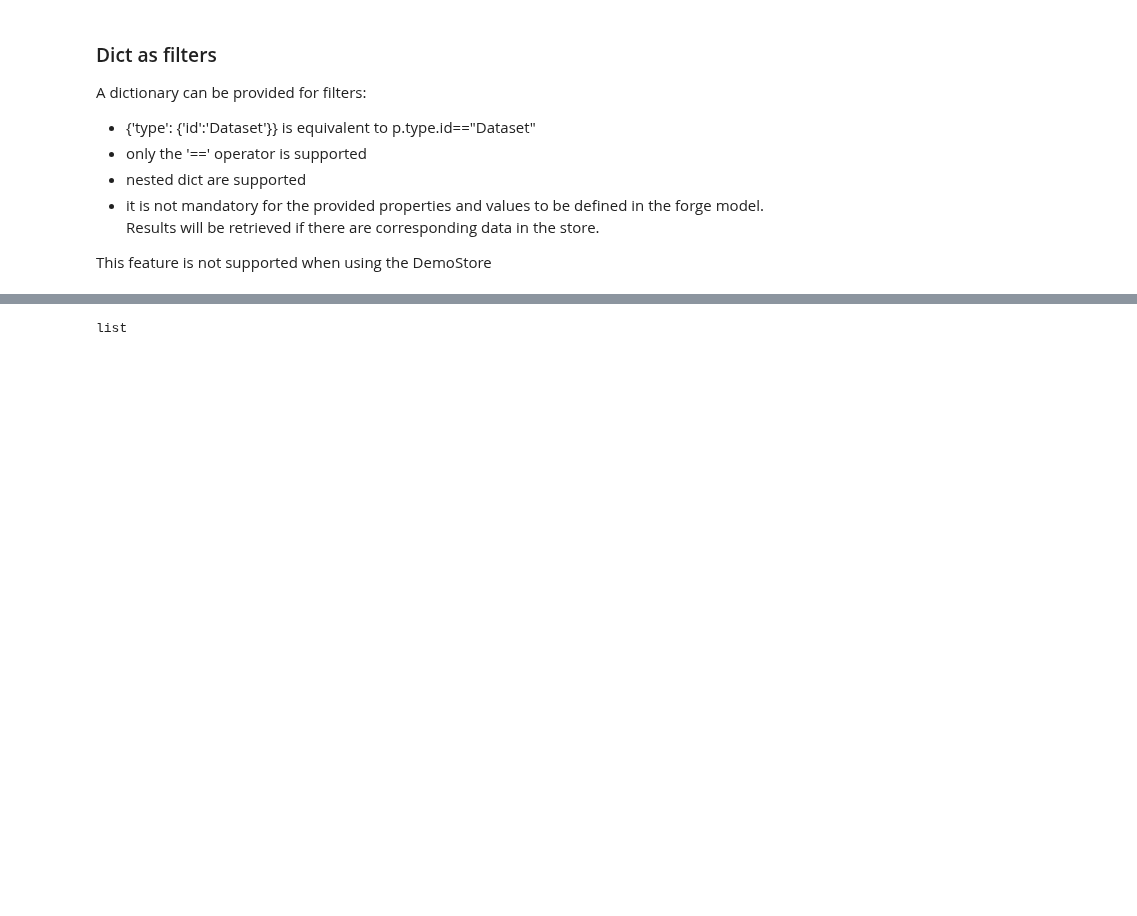
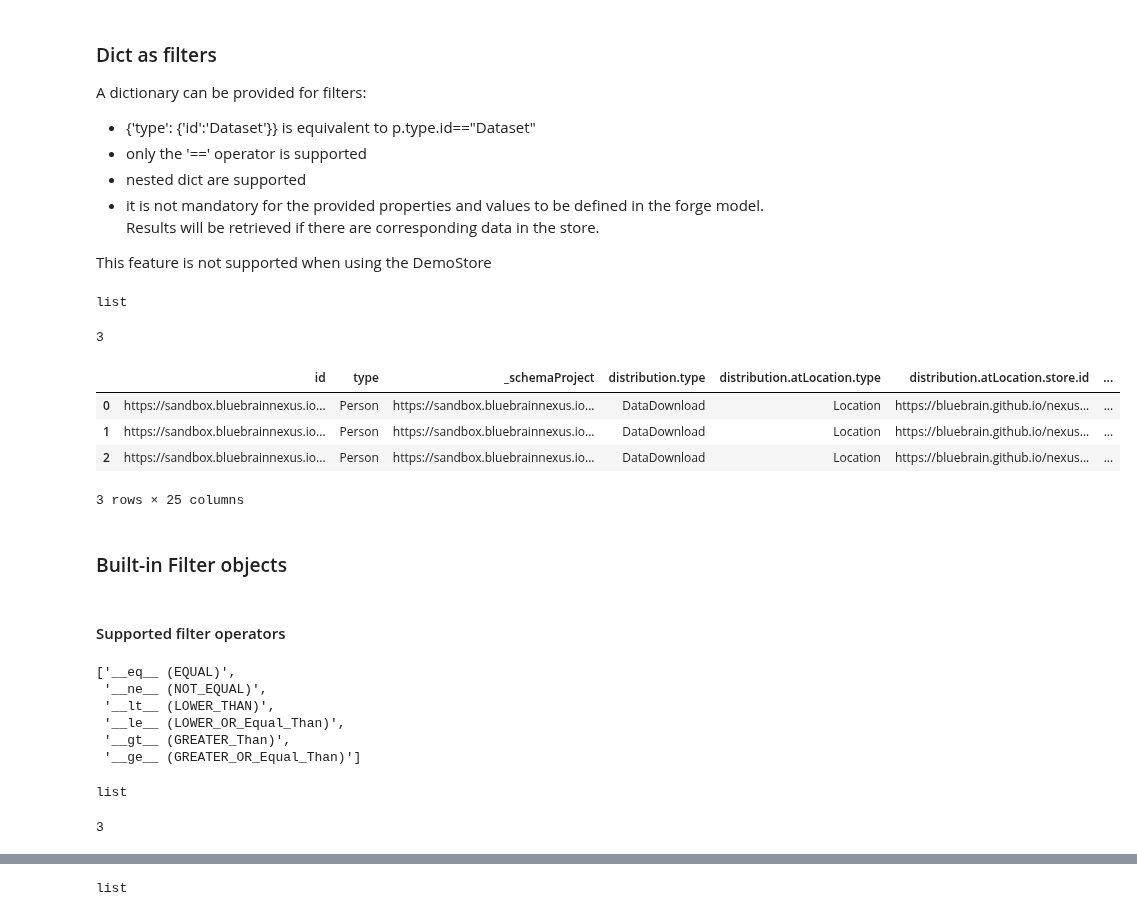
Before and after one commit to BlueBrain/nexus-forge, a Jupyter notebook: examples/notebooks/getting-started/04 - Querying.ipynb, the cells around one changed output, grey strips where cells are left out. Cells and saved outputs as stored; diff of their text form; code cells hidden in the pictures; blank space fills up the shorter version.

```diff
--- a/examples/notebooks/getting-started/04 - Querying.ipynb
+++ b/examples/notebooks/getting-started/04 - Querying.ipynb
@@ -175,6 +174,35 @@ A dictionary can be provided for filters:
 
 This feature is not supported when using the DemoStore
 # %%
-# Search for resources of type Dataset and with conribution from agent named "Jane Doe"
-filters = {"type": "Person", "name":"Jane Doe"}
+# Search for resources of type Person and with text/tab-separated-values as distribution.encodingFormat
+filters = {"type": "Person", "distribution":{"encodingFormat":"text/tab-separated-values"}}
 resources = forge.search(filters, limit=3)
+# %%
+type(resources)
+# %% [output]
+list
+# %%
+len(resources)
+# %% [output]
+3
+# %%
+forge.as_dataframe(resources, store_metadata=True)
+# %% [output]
+|  | id | type | _schemaProject | distribution.type | distribution.atLocation.type | distribution.atLocation.store.id | ... |
+| 0 | https://sandbox.bluebrainnexus.io... | Person | https://sandbox.bluebrainnexus.io... | DataDownload | Location | https://bluebrain.github.io/nexus... | ... |
+| 1 | https://sandbox.bluebrainnexus.io... | Person | https://sandbox.bluebrainnexus.io... | DataDownload | Location | https://bluebrain.github.io/nexus... | ... |
+| 2 | https://sandbox.bluebrainnexus.io... | Person | https://sandbox.bluebrainnexus.io... | DataDownload | Location | https://bluebrain.github.io/nexus... | ... |
+3 rows × 25 columns
+# %% [markdown]
+### Built-in Filter objects
+# %% [markdown]
+#### Supported filter operators
+# %%
+[f"{op.value} ({op.name})" for op in FilterOperator] # These are equivalent to the Python comparison operators
+# %% [output]
+['__eq__ (EQUAL)',
+ '__ne__ (NOT_EQUAL)',
+ '__lt__ (LOWER_THAN)',
+ '__le__ (LOWER_OR_Equal_Than)',
+ '__gt__ (GREATER_Than)',
+ '__ge__ (GREATER_OR_Equal_Than)']
@@ -180,0 +215,8 @@ resources = forge.search(filters, limit=3)
+# %%
+type(resources)
+# %% [output]
+list
+# %%
+len(resources)
+# %% [output]
+3
```
Also changed, not shown: parts of 45 cells of this notebook, 31 other files.
